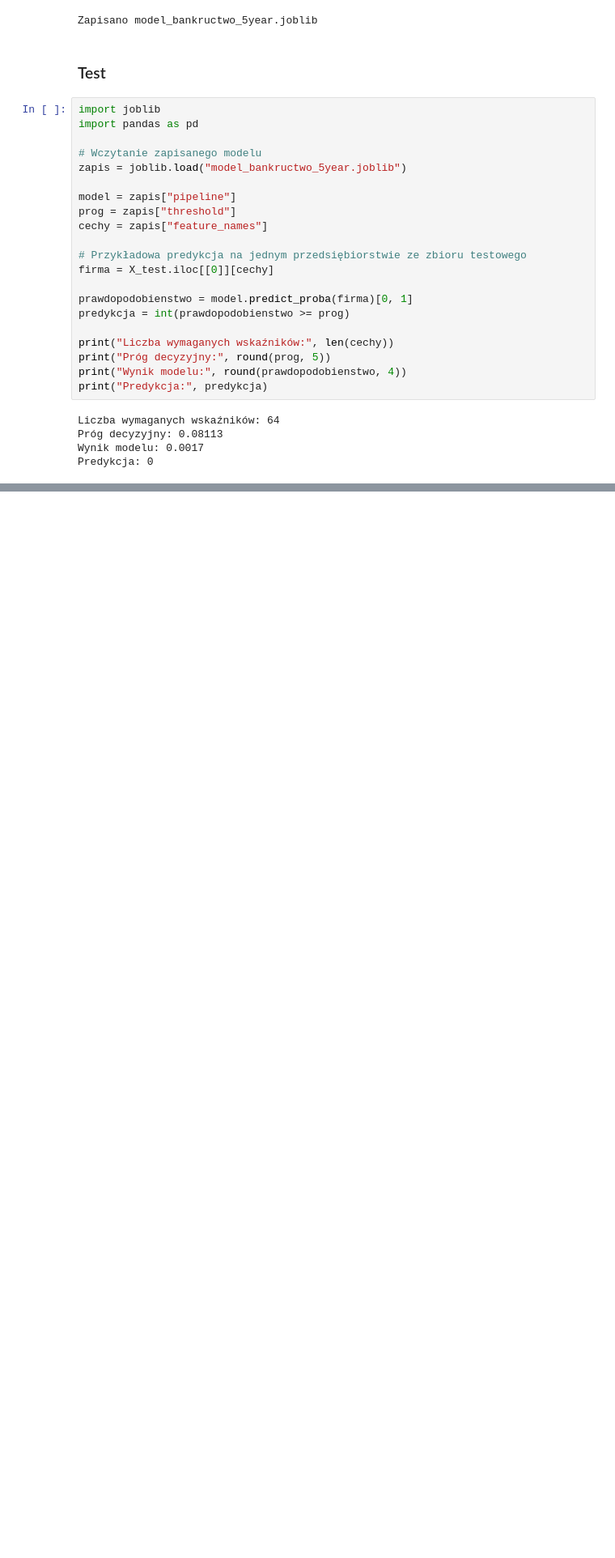
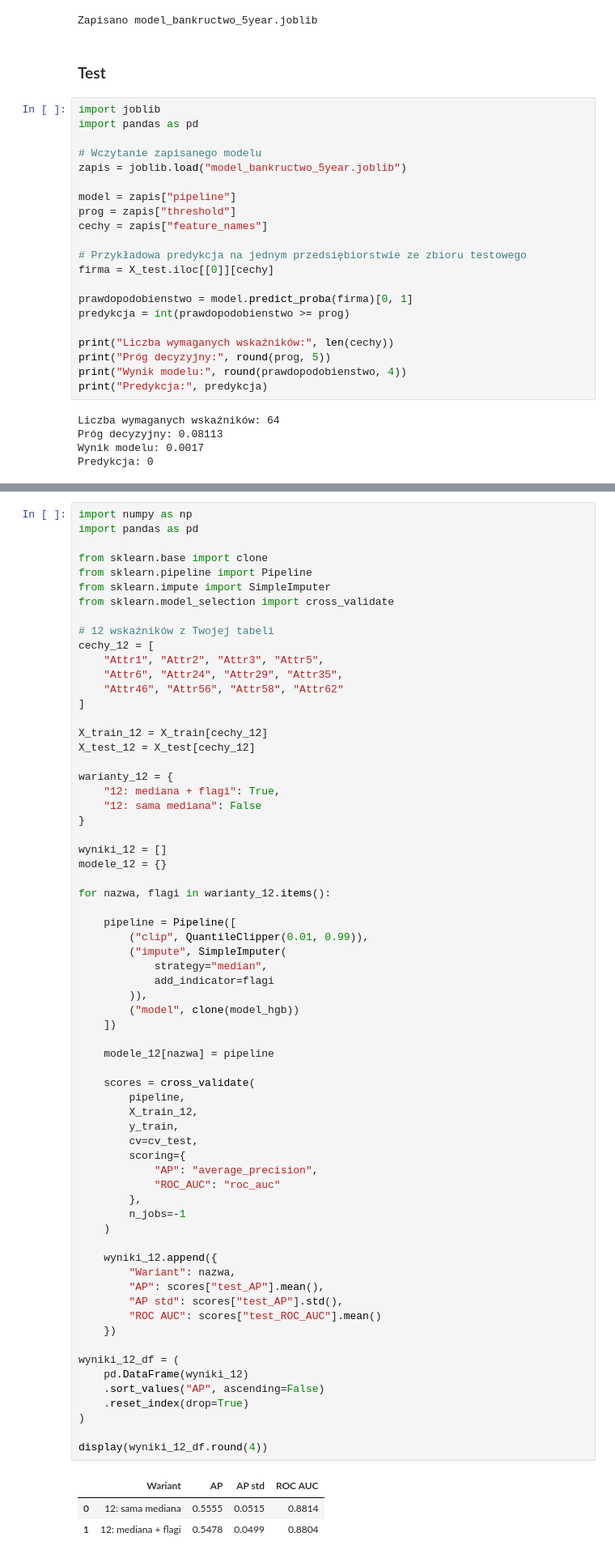
Before and after one commit to marczyz/Projekt_inzynierski-main, a Jupyter notebook: Bankructwo Polskie firmy/modele/model_bankructwo_pipeline.ipynb, the cells around one changed output, grey strips where cells are left out. Shown at 81% size. Cells and saved outputs as stored; diff of their text form; blank space fills up the shorter version.

```diff
--- a/Bankructwo Polskie firmy/modele/model_bankructwo_pipeline.ipynb
+++ b/Bankructwo Polskie firmy/modele/model_bankructwo_pipeline.ipynb
@@ -456,0 +838,70 @@ Predykcja: 0
+# %%
+import numpy as np
+import pandas as pd
+
+from sklearn.base import clone
+from sklearn.pipeline import Pipeline
+from sklearn.impute import SimpleImputer
+from sklearn.model_selection import cross_validate
+
+# 12 wskaźników z Twojej tabeli
+cechy_12 = [
+    "Attr1", "Attr2", "Attr3", "Attr5",
+    "Attr6", "Attr24", "Attr29", "Attr35",
+    "Attr46", "Attr56", "Attr58", "Attr62"
+]
+
+X_train_12 = X_train[cechy_12]
+X_test_12 = X_test[cechy_12]
+
+warianty_12 = {
+    "12: mediana + flagi": True,
+    "12: sama mediana": False
+}
+
+wyniki_12 = []
+modele_12 = {}
+
+for nazwa, flagi in warianty_12.items():
+
+    pipeline = Pipeline([
+        ("clip", QuantileClipper(0.01, 0.99)),
+        ("impute", SimpleImputer(
+            strategy="median",
+            add_indicator=flagi
+        )),
+        ("model", clone(model_hgb))
+    ])
+
+    modele_12[nazwa] = pipeline
+
+    scores = cross_validate(
+        pipeline,
+        X_train_12,
+        y_train,
+        cv=cv_test,
+        scoring={
+            "AP": "average_precision",
+            "ROC_AUC": "roc_auc"
+        },
+        n_jobs=-1
+    )
+
+    wyniki_12.append({
+        "Wariant": nazwa,
+        "AP": scores["test_AP"].mean(),
+        "AP std": scores["test_AP"].std(),
+        "ROC AUC": scores["test_ROC_AUC"].mean()
+    })
+
+wyniki_12_df = (
+    pd.DataFrame(wyniki_12)
+    .sort_values("AP", ascending=False)
+    .reset_index(drop=True)
+)
+
+display(wyniki_12_df.round(4))
+# %% [output]
+|  | Wariant | AP | AP std | ROC AUC |
+| 0 | 12: sama mediana | 0.5555 | 0.0515 | 0.8814 |
+| 1 | 12: mediana + flagi | 0.5478 | 0.0499 | 0.8804 |
```
Also changed, not shown: parts of 13 cells of this notebook.
